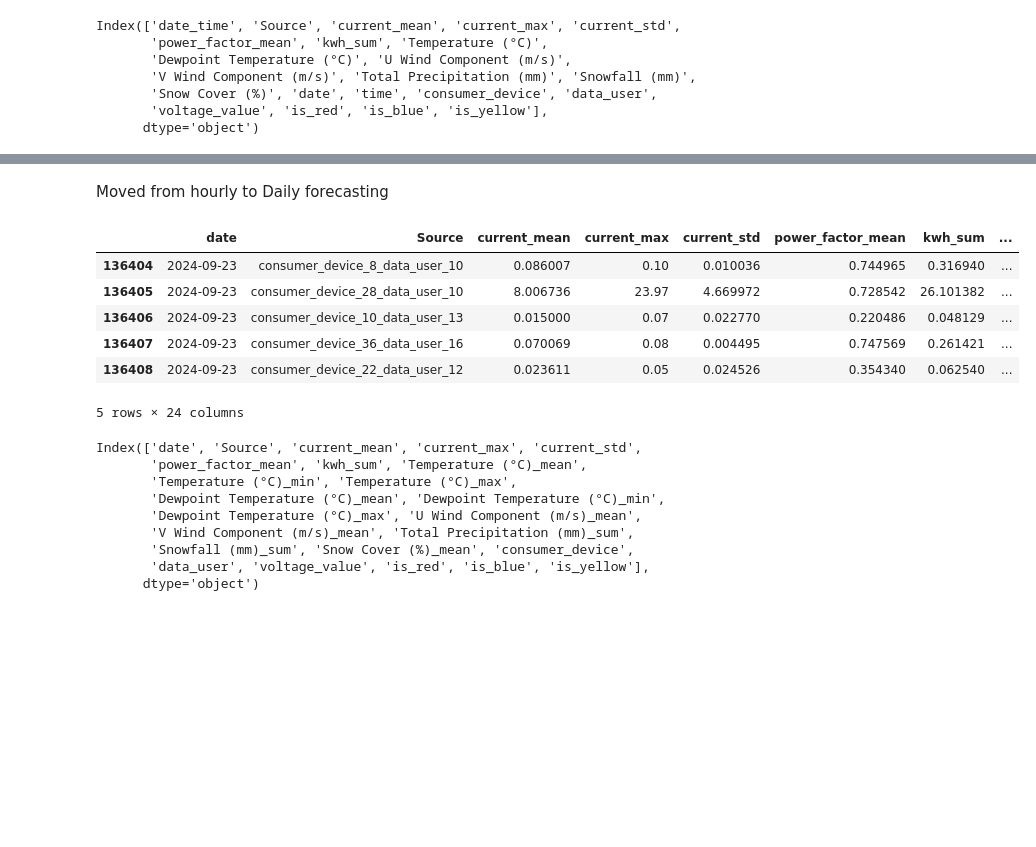
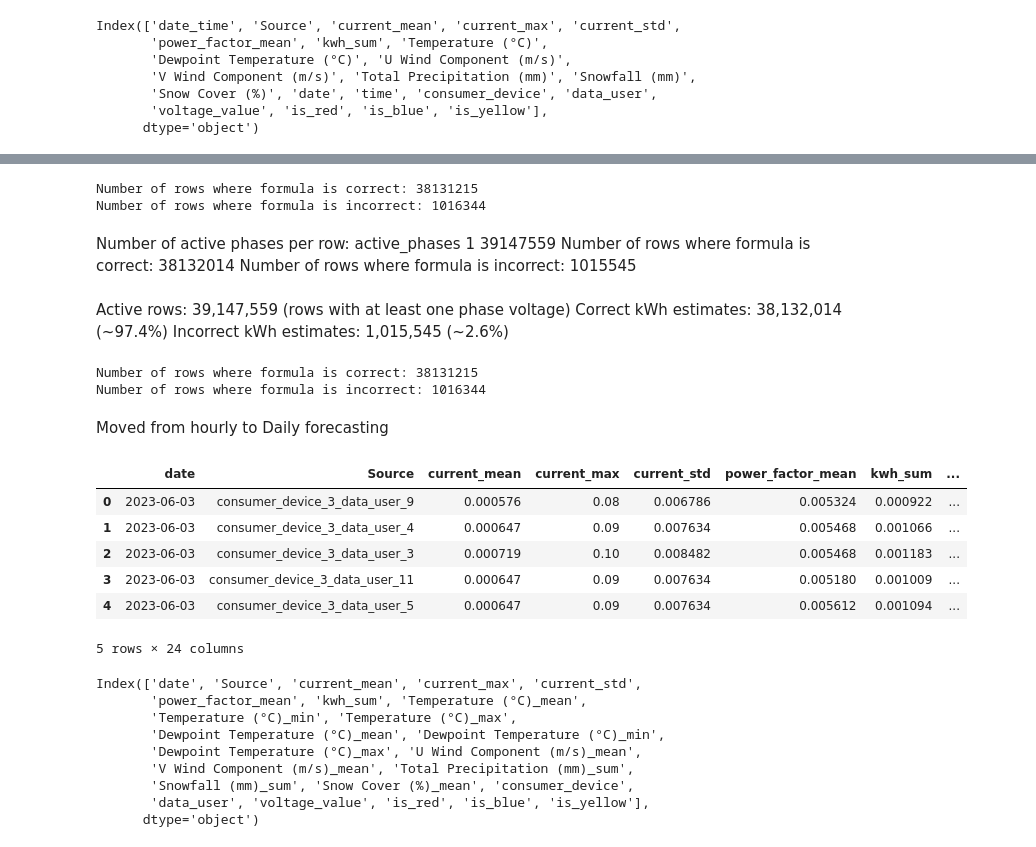
Before and after one commit to PKuntze/Watts_UP-Hydropower_Climate_Optimisation, a Jupyter notebook: EDA_and_Temporal_Aggregation_GJ.ipynb, the cells around one changed output, grey strips where cells are left out. Drawn from its saved outputs; the diff is of its cells as text; code cells hidden in the pictures; blank space fills up the shorter version.

```diff
--- a/EDA_and_Temporal_Aggregation_GJ.ipynb
+++ b/EDA_and_Temporal_Aggregation_GJ.ipynb
@@ -62,16 +130,75 @@ Index(['date_time', 'Source', 'current_mean', 'current_max', 'current_std',
+# %%
+df_power = df_power.copy()
+
+# Datetime to sort
+df_power = df_power.sort_values('date_time').reset_index(drop=True)
+
+# Time in hours
+df_power['time_delta_hours'] = df_power['date_time'].diff().dt.total_seconds() / 3600
+
+# Safely set the first row
+df_power.loc[0, 'time_delta_hours'] = 5 / 60  # 0.08333 hours
+
+# Extreme deltas
+df_power['time_delta_hours'] = df_power['time_delta_hours'].clip(lower=0.001, upper=0.2)
+
+# Estimated kWh for each interval
+df_power['kwh_estimated'] = (df_power['active_phases'] * df_power['current'] * df_power['power_factor'] * df_power['time_delta_hours']) / 1000
+
+# Residuals
+df_power['residual'] = df_power['kwh'] - df_power['kwh_estimated']
+
+# Check matches
+tolerance = 0.01
+df_power['match'] = np.isclose(df_power['kwh'], df_power['kwh_estimated'], atol=tolerance)
+
+num_correct = df_power['match'].sum()
+num_incorrect = (~df_power['match']).sum()
+
+print(f"Number of rows where formula is correct: {num_correct}")
+print(f"Number of rows where formula is incorrect: {num_incorrect}")
+# %% [output]
+Number of rows where formula is correct: 38131215
+Number of rows where formula is incorrect: 1016344
+# %% [markdown]
+Number of active phases per row:
+active_phases
+1    39147559
+ Number of rows where formula is correct: 38132014
+ Number of rows where formula is incorrect: 1015545
+# %% [markdown]
+Active rows: 39,147,559 (rows with at least one phase voltage)
+Correct kWh estimates: 38,132,014 (~97.4%)
+Incorrect kWh estimates: 1,015,545 (~2.6%)
+# %%
+# Define a tolerance for matching (e.g., 0.01 kWh)
+tolerance = 0.01
+
+# Count rows where the estimated kWh matches the actual kWh within the tolerance
+df_power['match'] = np.isclose(df_power['kwh'], df_power['kwh_estimated'], atol=tolerance)
+
+# Number of correct and incorrect rows
+num_correct = df_power['match'].sum()
+num_incorrect = (~df_power['match']).sum()
+
+print(f"Number of rows where formula is correct: {num_correct}")
+print(f"Number of rows where formula is incorrect: {num_incorrect}")
+# %% [output]
+Number of rows where formula is correct: 38131215
+Number of rows where formula is incorrect: 1016344
 # %% [markdown]
 Moved from hourly to Daily forecasting
 # %%
 df_daily_merged = pd.read_csv('daily_merged_hydro_climate.csv')
 # %%
-df_daily_merged.tail(5)
+df_daily_merged.head(5)
 # %% [output]
 |  | date | Source | current_mean | current_max | current_std | power_factor_mean | kwh_sum | ... |
-| 136404 | 2024-09-23 | consumer_device_8_data_user_10 | 0.086007 | 0.10 | 0.010036 | 0.744965 | 0.316940 | ... |
-| 136405 | 2024-09-23 | consumer_device_28_data_user_10 | 8.006736 | 23.97 | 4.669972 | 0.728542 | 26.101382 | ... |
-| 136406 | 2024-09-23 | consumer_device_10_data_user_13 | 0.015000 | 0.07 | 0.022770 | 0.220486 | 0.048129 | ... |
-| 136407 | 2024-09-23 | consumer_device_36_data_user_16 | 0.070069 | 0.08 | 0.004495 | 0.747569 | 0.261421 | ... |
-| 136408 | 2024-09-23 | consumer_device_22_data_user_12 | 0.023611 | 0.05 | 0.024526 | 0.354340 | 0.062540 | ... |
+| 0 | 2023-06-03 | consumer_device_3_data_user_9 | 0.000576 | 0.08 | 0.006786 | 0.005324 | 0.000922 | ... |
+| 1 | 2023-06-03 | consumer_device_3_data_user_4 | 0.000647 | 0.09 | 0.007634 | 0.005468 | 0.001066 | ... |
+| 2 | 2023-06-03 | consumer_device_3_data_user_3 | 0.000719 | 0.10 | 0.008482 | 0.005468 | 0.001183 | ... |
+| 3 | 2023-06-03 | consumer_device_3_data_user_11 | 0.000647 | 0.09 | 0.007634 | 0.005180 | 0.001009 | ... |
+| 4 | 2023-06-03 | consumer_device_3_data_user_5 | 0.000647 | 0.09 | 0.007634 | 0.005612 | 0.001094 | ... |
 5 rows × 24 columns
 # %%
 df_daily_merged.columns
```
Also changed, not shown: parts of 66 cells of this notebook, 1 other file.
